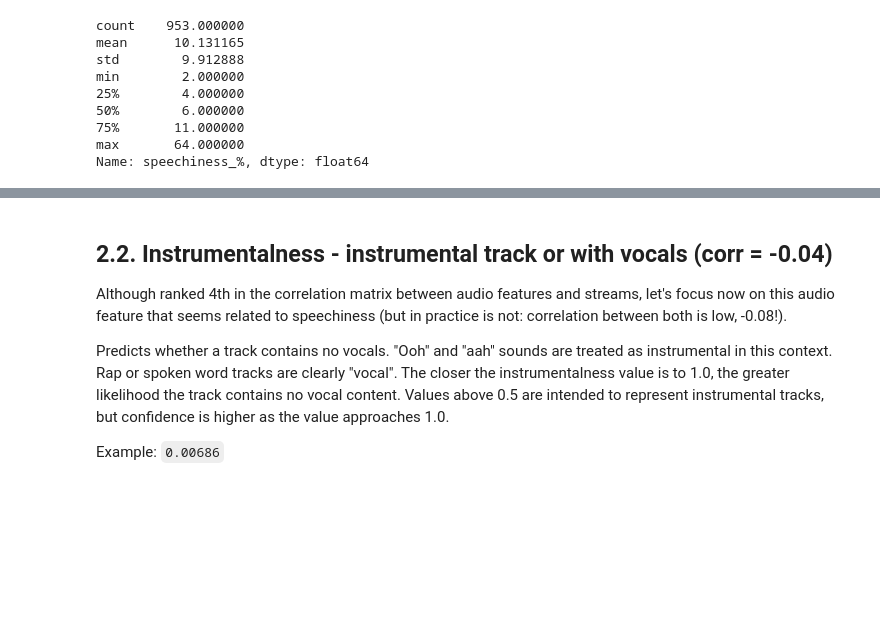
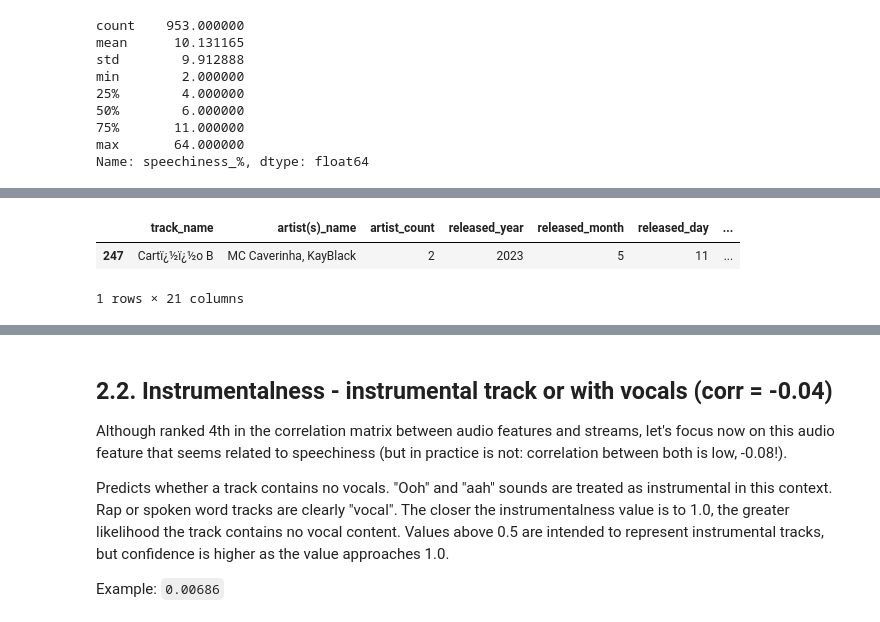
Before and after one commit to luciewparis/streamlit_spotify_project_ghl, a Jupyter notebook: notebooks/analysis_hits_2023.ipynb, the cells around one changed output, grey strips where cells are left out. Cells and saved outputs as stored; diff of their text form; code cells hidden in the pictures; blank space fills up the shorter version.

```diff
--- a/notebooks/analysis_hits_2023.ipynb
+++ b/notebooks/analysis_hits_2023.ipynb
@@ -224,3 +224,9 @@ fig.update_layout(height=600, title='Speechiness for the TOP10 tracks, compared
 fig.show()
 # %% [output]
 [interactive output not drawn]
+# %%
+df.loc[df['speechiness_%']==df['speechiness_%'].max()]
+# %% [output]
+|  | track_name | artist(s)_name | artist_count | released_year | released_month | released_day | ... |
+| 247 | Cartï¿½ï¿½o B | MC Caverinha, KayBlack | 2 | 2023 | 5 | 11 | ... |
+1 rows × 21 columns
```
Also changed, not shown: parts of 9 cells of this notebook, 4 other files.
